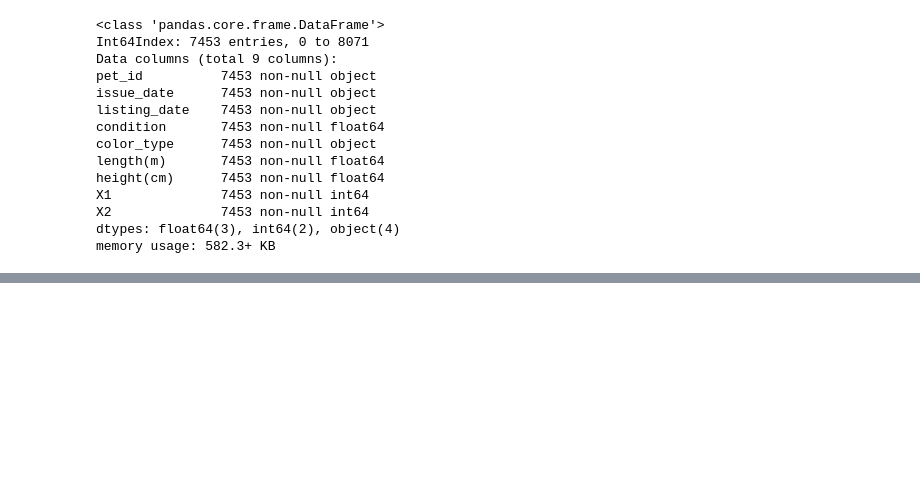
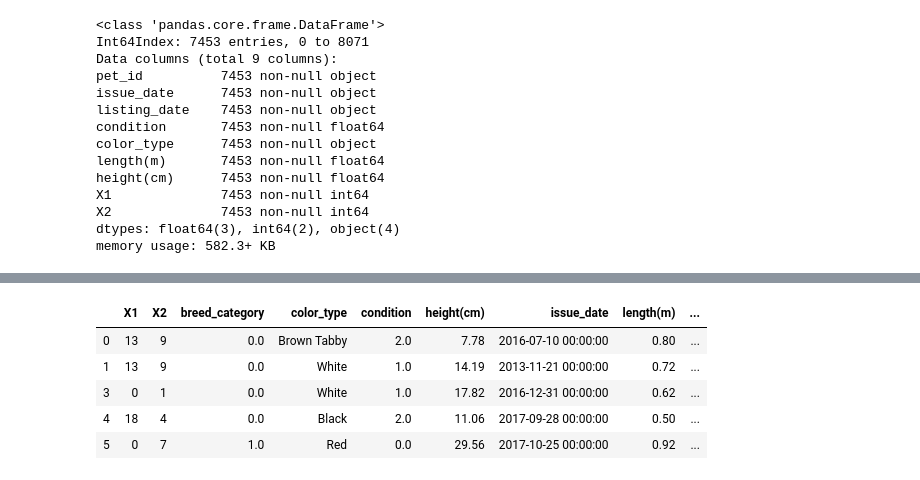
Before and after one commit to Princeshaw/Pet-Adoption-Hackerearth, a Jupyter notebook: pet_adoption.ipynb, the cells around one changed output, grey strips where cells are left out. Saved outputs shown, nothing was run; the diff lists cells and outputs as text; code cells hidden in the pictures; blank space fills up the shorter version.

```diff
--- a/pet_adoption.ipynb
+++ b/pet_adoption.ipynb
@@ -149,0 +178,9 @@ totalDataset
+# %%
+totalDataset.head()
+# %% [output]
+|  | X1 | X2 | breed_category | color_type | condition | height(cm) | issue_date | length(m) | ... |
+| 0 | 13 | 9 | 0.0 | Brown Tabby | 2.0 | 7.78 | 2016-07-10 00:00:00 | 0.80 | ... |
+| 1 | 13 | 9 | 0.0 | White | 1.0 | 14.19 | 2013-11-21 00:00:00 | 0.72 | ... |
+| 3 | 0 | 1 | 0.0 | White | 1.0 | 17.82 | 2016-12-31 00:00:00 | 0.62 | ... |
+| 4 | 18 | 4 | 0.0 | Black | 2.0 | 11.06 | 2017-09-28 00:00:00 | 0.50 | ... |
+| 5 | 0 | 7 | 1.0 | Red | 0.0 | 29.56 | 2017-10-25 00:00:00 | 0.92 | ... |
```
Also changed, not shown: parts of 11 cells of this notebook.
